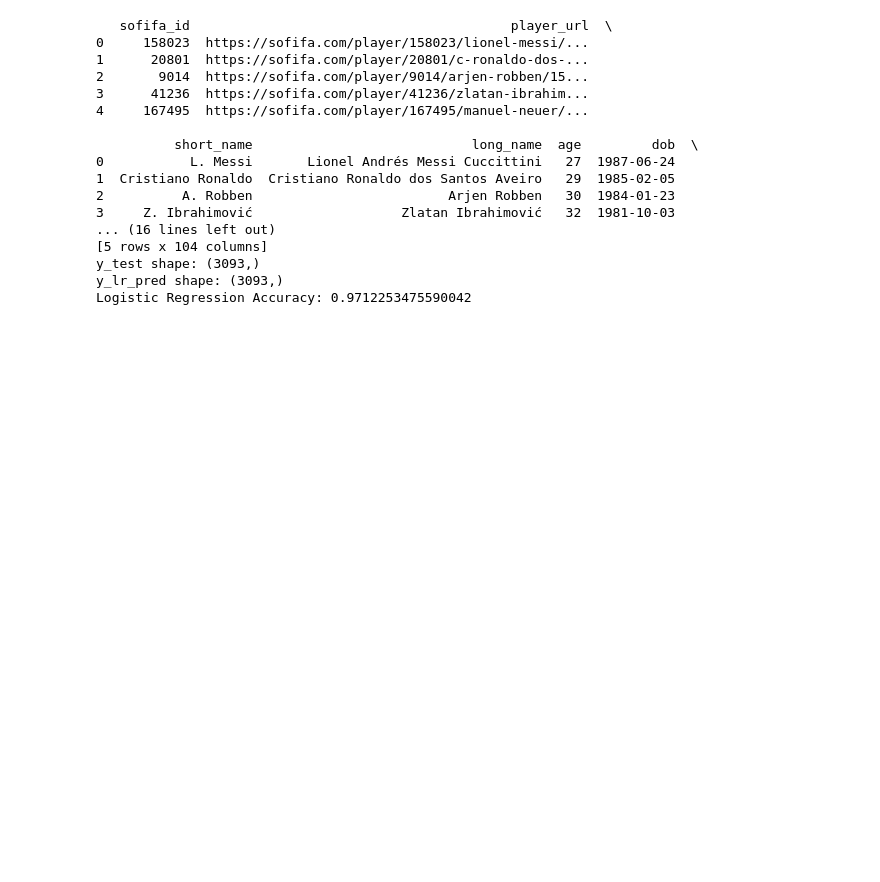
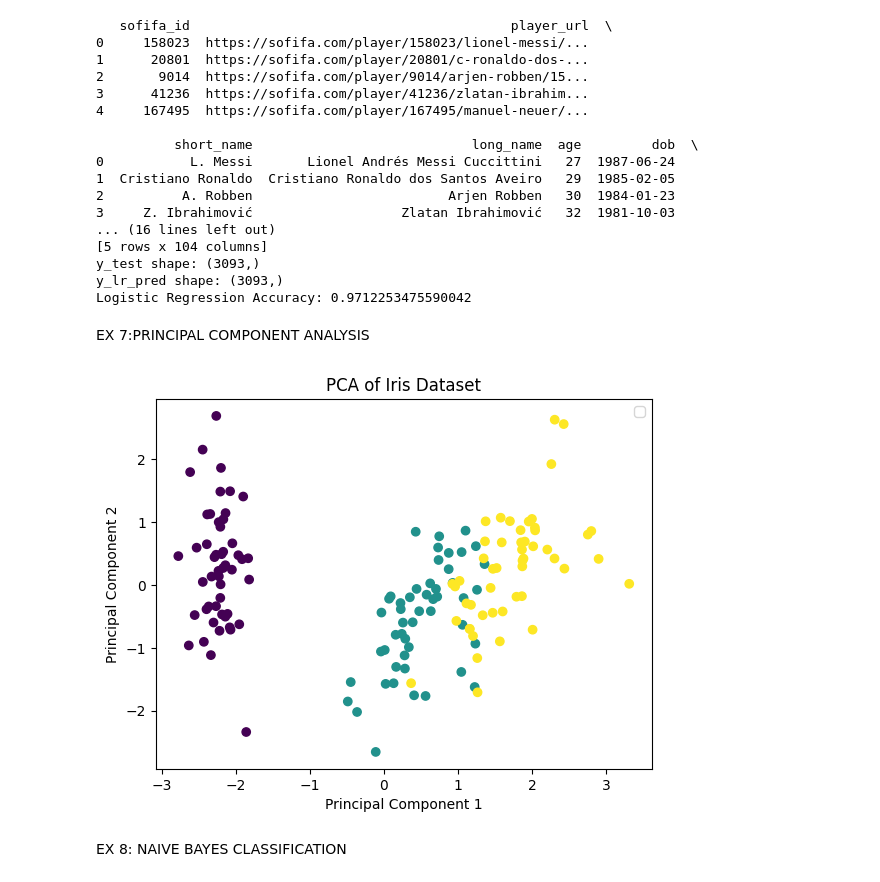
Before and after one commit to rr4333-create/MLDA-SUBMISSION-, a Jupyter notebook: MLDA_OBSERVATION_PROGRAMS.ipynb, the cells around one changed output. Cells and saved outputs as stored; diff of their text form; code cells hidden in the pictures; blank space fills up the shorter version.

```diff
--- a/MLDA_OBSERVATION_PROGRAMS.ipynb
+++ b/MLDA_OBSERVATION_PROGRAMS.ipynb
@@ -365,3 +365,33 @@ print("Logistic Regression Accuracy:", accuracy_lr)
 y_test shape: (3093,)
 y_lr_pred shape: (3093,)
 Logistic Regression Accuracy: 0.9712253475590042
+# %% [markdown]
+EX 7:PRINCIPAL COMPONENT ANALYSIS
+# %%
+import numpy as np
+import matplotlib.pyplot as plt
+from sklearn.datasets import load_iris
+from sklearn.decomposition import PCA
+from sklearn.preprocessing import StandardScaler
+
+iris = load_iris()
+y = iris.target
+
+scaler = StandardScaler()
+x_scaled = scaler.fit_transform(iris.data)
+
+pca = PCA(n_components=2)
+x_pca = pca.fit_transform(x_scaled)
+
+plt.figure()
+plt.title('PCA of Iris Dataset')
+plt.xlabel('Principal Component 1')
+plt.ylabel('Principal Component 2')
+
+plt.scatter(x_pca[:, 0], x_pca[:, 1], c=y)
+plt.legend()
+plt.show()
+# %% [output]
+[figure, added]
+# %% [markdown]
+EX 8: NAIVE BAYES CLASSIFICATION
```
Also changed, not shown: parts of 15 cells of this notebook.
